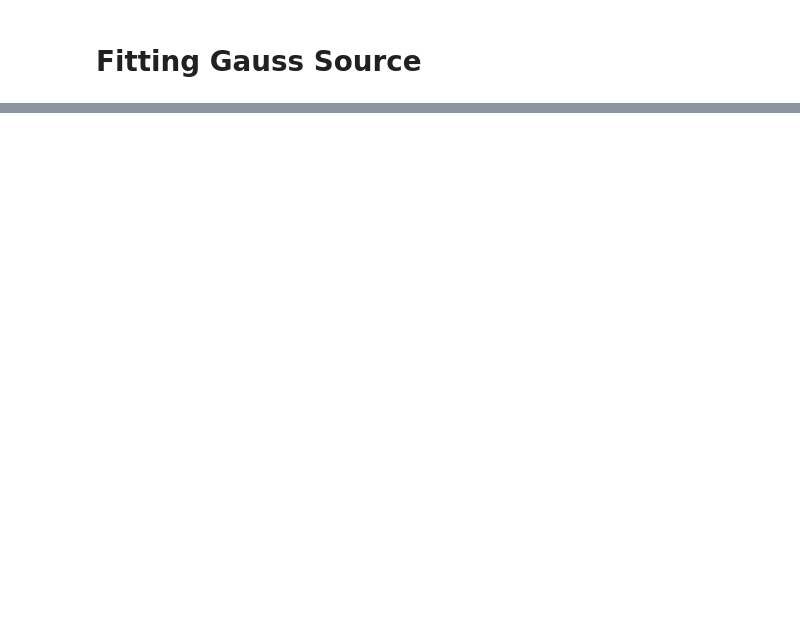
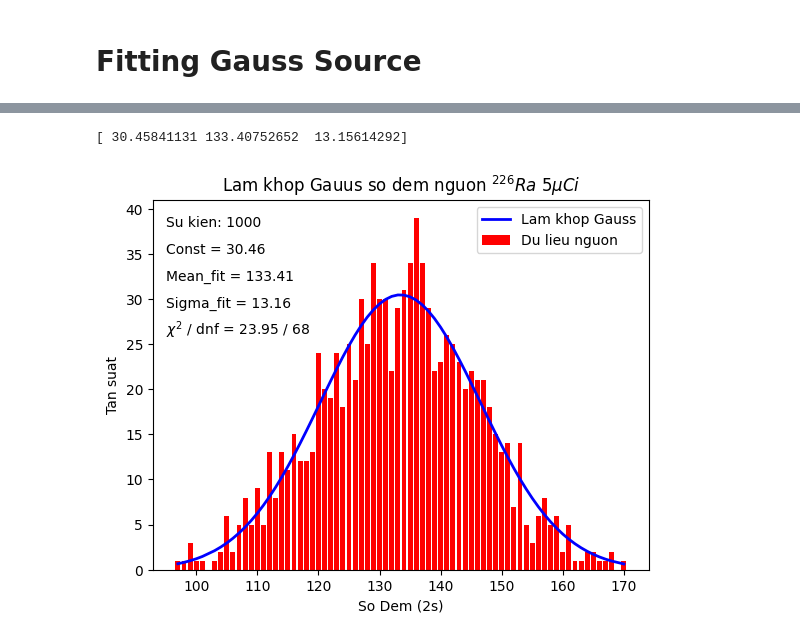
Before and after one commit to danganminh/BaiThucTapCuoi, a Jupyter notebook: analyze.ipynb, the cells around one changed output, grey strips where cells are left out. Cells and saved outputs as stored; diff of their text form; code cells hidden in the pictures; blank space fills up the shorter version.

```diff
--- a/analyze.ipynb
+++ b/analyze.ipynb
@@ -360,0 +407,36 @@ plt.legend();
+# %%
+# Bar chart Source
+plt.bar(COUNT_SOURCE, FRE_SOURCE, color='red', label="Du lieu nguon")
+
+# Add paramenters and R^2
+popt, pcov = curve_fit(Gauss, COUNT_SOURCE, FRE_SOURCE, p0=[1, mean_count_sr, standard_count_sr])# Print paramentes
+print (popt)
+
+# Draw fitiing gauss to chart
+ym_ga_sr = Gauss(COUNT_SOURCE, popt[0], popt[1], popt[2])
+
+plt.plot(COUNT_SOURCE, ym_ga_sr, color='blue' ,linewidth=2, label='Lam khop Gauss')
+
+# Chi Square
+data_ga_sr = [ym_ga_sr, FRE_SOURCE]
+stat, p, dof, expected = stats.chi2_contingency(data_ga_sr)
+
+dnf = dof - 3 # minus 3 beacause poisson has 3 value
+Chiqdf_ga_sr = round(stat, 2)
+
+plt.legend()
+
+plt.xlabel("So Dem (2s)")
+plt.ylabel("Tan suat")
+plt.title("Lam khop Gauus so dem nguon " + r"${}^{226}Ra \ 5\mu Ci$")
+
+plt.text(95, 35+3, "Su kien: " + str(sum(FRE_SOURCE)))
+plt.text(95, 35, r"Const = " + str(round(popt[0], 2)))
+plt.text(95, 35-3, r"Mean_fit = " + str(round(popt[1], 2)))
+plt.text(95, 35-6, r"Sigma_fit = " + str(round(popt[2], 2)))
+plt.text(95, 35-9, r"$\chi^{2}$ / dnf = " + str(Chiqdf_ga_sr) + " / " + str(dnf))
+
+plt.savefig("image/GaussSource_python.png", dpi=300)
+# %% [output]
+[ 30.45841131 133.40752652  13.15614292]
+[figure, added]
```
Also changed, not shown: parts of 13 cells of this notebook, 5 other files.
